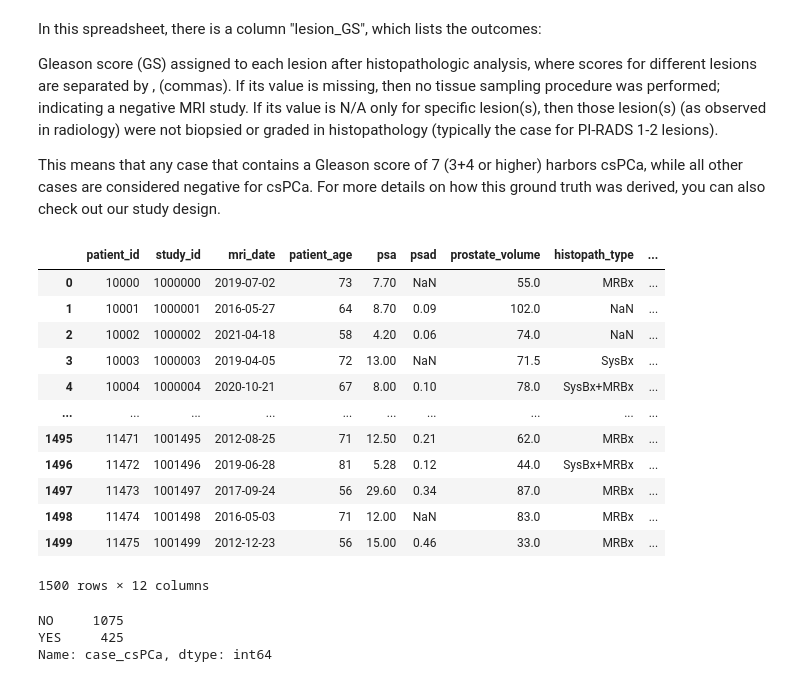
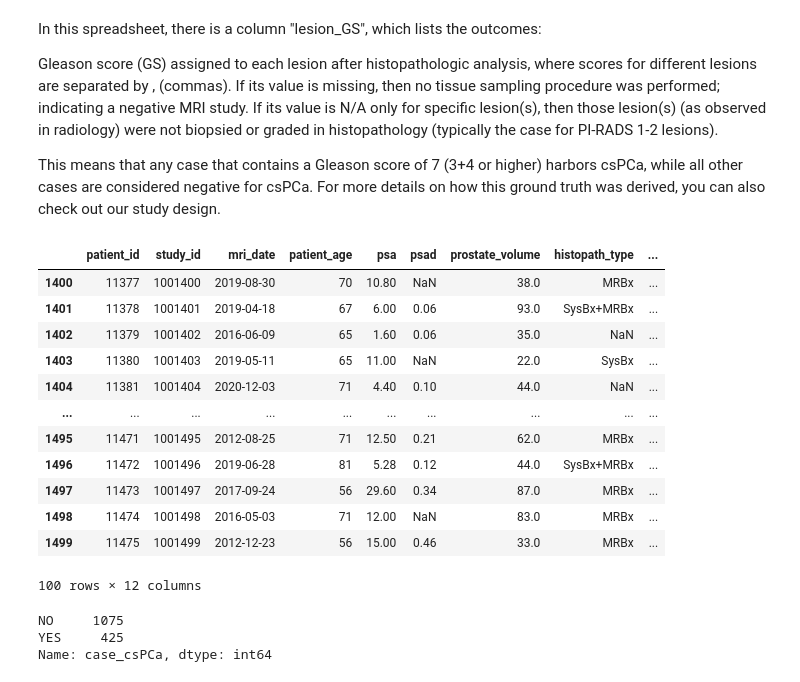
Before and after one commit to Kimberly97llp/cvproject, a Jupyter notebook: trial.ipynb, the cells around one changed output. Saved outputs shown, nothing was run; the diff lists cells and outputs as text; code cells hidden in the pictures.

```diff
--- a/trial.ipynb
+++ b/trial.ipynb
@@ -83,23 +120,23 @@ This means that any case that contains a Gleason score of 7 (3+4 or higher) harb
 # %%
 #opening the csv file
 import pandas as pd
-df = pd.read_csv("marksheet.csv")
+df = pd.read_csv("../marksheet.csv")
 # %%
-df
+df.tail(100)
 # %% [output]
 |  | patient_id | study_id | mri_date | patient_age | psa | psad | prostate_volume | histopath_type | ... |
-| 0 | 10000 | 1000000 | 2019-07-02 | 73 | 7.70 | NaN | 55.0 | MRBx | ... |
-| 1 | 10001 | 1000001 | 2016-05-27 | 64 | 8.70 | 0.09 | 102.0 | NaN | ... |
-| 2 | 10002 | 1000002 | 2021-04-18 | 58 | 4.20 | 0.06 | 74.0 | NaN | ... |
-| 3 | 10003 | 1000003 | 2019-04-05 | 72 | 13.00 | NaN | 71.5 | SysBx | ... |
-| 4 | 10004 | 1000004 | 2020-10-21 | 67 | 8.00 | 0.10 | 78.0 | SysBx+MRBx | ... |
+| 1400 | 11377 | 1001400 | 2019-08-30 | 70 | 10.80 | NaN | 38.0 | MRBx | ... |
+| 1401 | 11378 | 1001401 | 2019-04-18 | 67 | 6.00 | 0.06 | 93.0 | SysBx+MRBx | ... |
+| 1402 | 11379 | 1001402 | 2016-06-09 | 65 | 1.60 | 0.06 | 35.0 | NaN | ... |
+| 1403 | 11380 | 1001403 | 2019-05-11 | 65 | 11.00 | NaN | 22.0 | SysBx | ... |
+| 1404 | 11381 | 1001404 | 2020-12-03 | 71 | 4.40 | 0.10 | 44.0 | NaN | ... |
 | ... | ... | ... | ... | ... | ... | ... | ... | ... | ... |
 | 1495 | 11471 | 1001495 | 2012-08-25 | 71 | 12.50 | 0.21 | 62.0 | MRBx | ... |
 | 1496 | 11472 | 1001496 | 2019-06-28 | 81 | 5.28 | 0.12 | 44.0 | SysBx+MRBx | ... |
 | 1497 | 11473 | 1001497 | 2017-09-24 | 56 | 29.60 | 0.34 | 87.0 | MRBx | ... |
 | 1498 | 11474 | 1001498 | 2016-05-03 | 71 | 12.00 | NaN | 83.0 | MRBx | ... |
 | 1499 | 11475 | 1001499 | 2012-12-23 | 56 | 15.00 | 0.46 | 33.0 | MRBx | ... |
-1500 rows × 12 columns
+100 rows × 12 columns
 # %%
 #want to see how many case_csPCA are positive
 df['case_csPCa'].value_counts()
```
Also changed, not shown: parts of 9 cells of this notebook.
